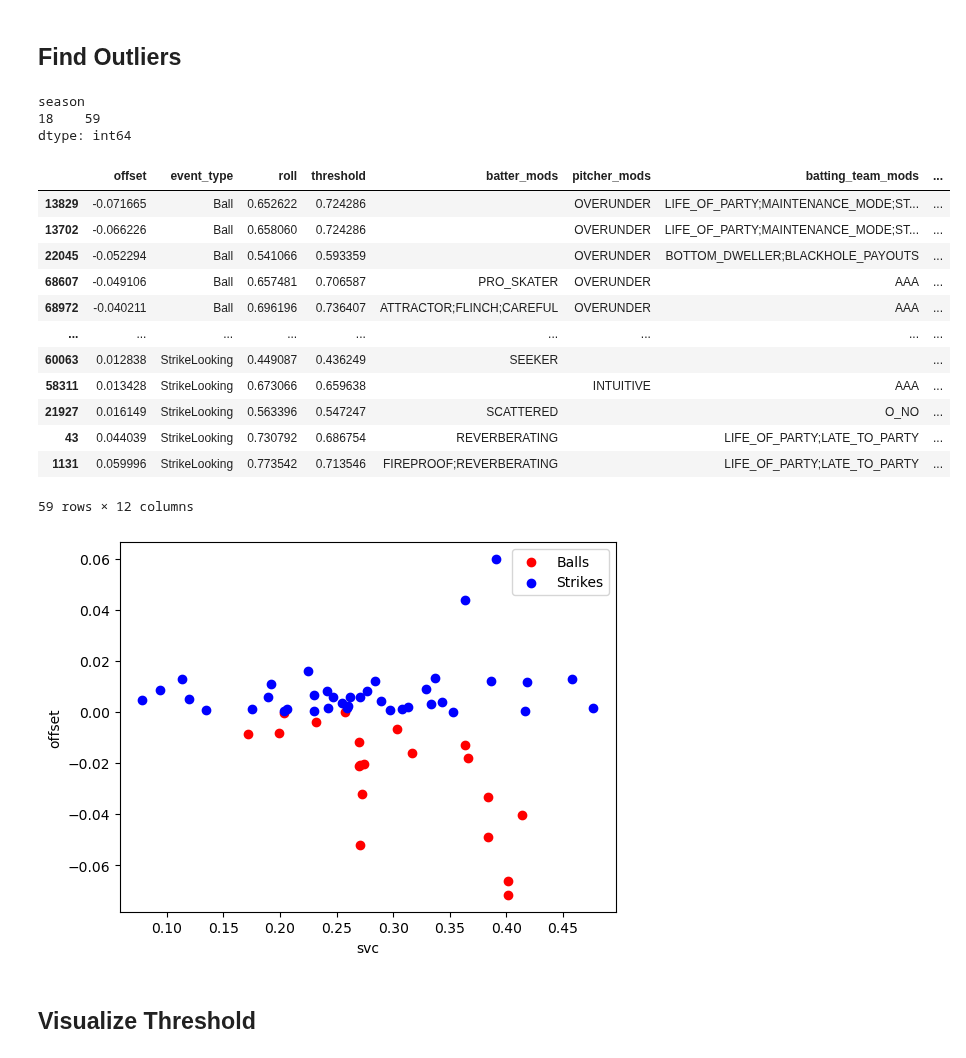
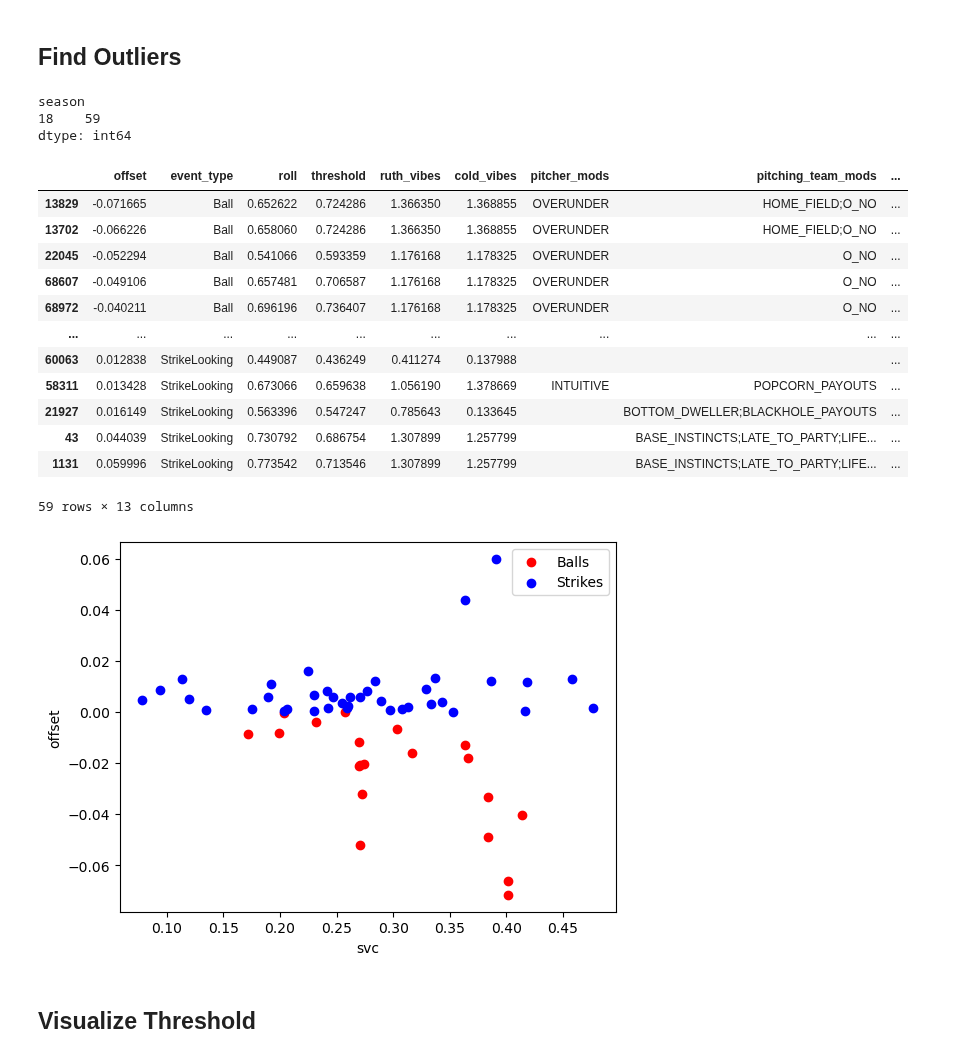
Before and after one commit to xSke/resim, a Jupyter notebook: notebooks/find_roll_formula_strikes-s19.ipynb, the cells around one changed output. Drawn from its saved outputs; the diff is of its cells as text; code cells hidden in the pictures.

Commit message:
s19 strikes notebook update

```diff
--- a/notebooks/find_roll_formula_strikes-s19.ipynb
+++ b/notebooks/find_roll_formula_strikes-s19.ipynb
@@ -450,7 +575,12 @@ ax.scatter(
     color="blue",
     label="Strikes",
 )
-
+# ax.scatter(
+#     outliers[outliers["pitcher_mods"].astype(str).str.contains("OVERUNDER")][x_val],
+#     outliers[outliers["pitcher_mods"].astype(str).str.contains("OVERUNDER")]["offset"],
+#     color="black",
+#     label="Curry",
+# )
 ax.set_xlabel(x_val)
 ax.set_ylabel("offset")
 ax.legend()
@@ -488,50 +618,56 @@ table[#.loc[#table["pitching_team_mods"].astype(str).str.contains("FIREPROOF"),
         "offset",  # "home_score", "away_score", "top_of_inning", "inning",
         # "pitcher_mul",
         # "batter_mul",
         "event_type",
         "roll",
         "threshold",
         # "svc",
-        # "ruth_vibes",
+        "ruth_vibes",
+        "cold_vibes",
         # "pitcher_ruthlessness",
         # "batter_vibes",
         # "mox_scaled",
         # "musc_scaled",
         # "ballpark_forwardness",
         # "pitcher_coldness",
         # "batter_name",
         # "pitcher_name",
-        "batter_mods",
+        # "batter_mods",
         "pitcher_mods",
-        "batting_team_mods",
+        # "batting_team_mods",
         "pitching_team_mods",
         "day",
         "game_id",
         "play_count",
         "weather",
         #  'ball_count',
         #  'strike_count',
         #  'out_count',
         # "inning",
+        # "home_score",
+        # "away_score",
+        # "top_of_inning",
+        "day",
     ]
-].sort_values("offset")
+].sort_values("offset")#.loc[table["pitcher_mods"].astype(str).str.contains("OVERUNDER"), :]
+# pd.set_option("display.max_rows", 60)  # default 60
 # %% [output]
 season
 18    59
 dtype: int64
-|  | offset | event_type | roll | threshold | batter_mods | pitcher_mods | batting_team_mods | ... |
-| 13829 | -0.071665 | Ball | 0.652622 | 0.724286 |  | OVERUNDER | LIFE_OF_PARTY;MAINTENANCE_MODE;ST... | ... |
-| 13702 | -0.066226 | Ball | 0.658060 | 0.724286 |  | OVERUNDER | LIFE_OF_PARTY;MAINTENANCE_MODE;ST... | ... |
-| 22045 | -0.052294 | Ball | 0.541066 | 0.593359 |  | OVERUNDER | BOTTOM_DWELLER;BLACKHOLE_PAYOUTS | ... |
-| 68607 | -0.049106 | Ball | 0.657481 | 0.706587 | PRO_SKATER | OVERUNDER | AAA | ... |
-| 68972 | -0.040211 | Ball | 0.696196 | 0.736407 | ATTRACTOR;FLINCH;CAREFUL | OVERUNDER | AAA | ... |
-| ... | ... | ... | ... | ... | ... | ... | ... | ... |
-| 60063 | 0.012838 | StrikeLooking | 0.449087 | 0.436249 | SEEKER |  |  | ... |
-| 58311 | 0.013428 | StrikeLooking | 0.673066 | 0.659638 |  | INTUITIVE | AAA | ... |
-| 21927 | 0.016149 | StrikeLooking | 0.563396 | 0.547247 | SCATTERED |  | O_NO | ... |
-| 43 | 0.044039 | StrikeLooking | 0.730792 | 0.686754 | REVERBERATING |  | LIFE_OF_PARTY;LATE_TO_PARTY | ... |
-| 1131 | 0.059996 | StrikeLooking | 0.773542 | 0.713546 | FIREPROOF;REVERBERATING |  | LIFE_OF_PARTY;LATE_TO_PARTY | ... |
+|  | offset | event_type | roll | threshold | ruth_vibes | cold_vibes | pitcher_mods | pitching_team_mods | ... |
+| 13829 | -0.071665 | Ball | 0.652622 | 0.724286 | 1.366350 | 1.368855 | OVERUNDER | HOME_FIELD;O_NO | ... |
+| 13702 | -0.066226 | Ball | 0.658060 | 0.724286 | 1.366350 | 1.368855 | OVERUNDER | HOME_FIELD;O_NO | ... |
+| 22045 | -0.052294 | Ball | 0.541066 | 0.593359 | 1.176168 | 1.178325 | OVERUNDER | O_NO | ... |
+| 68607 | -0.049106 | Ball | 0.657481 | 0.706587 | 1.176168 | 1.178325 | OVERUNDER | O_NO | ... |
+| 68972 | -0.040211 | Ball | 0.696196 | 0.736407 | 1.176168 | 1.178325 | OVERUNDER | O_NO | ... |
+| ... | ... | ... | ... | ... | ... | ... | ... | ... | ... |
+| 60063 | 0.012838 | StrikeLooking | 0.449087 | 0.436249 | 0.411274 | 0.137988 |  |  | ... |
+| 58311 | 0.013428 | StrikeLooking | 0.673066 | 0.659638 | 1.056190 | 1.378669 | INTUITIVE | POPCORN_PAYOUTS | ... |
+| 21927 | 0.016149 | StrikeLooking | 0.563396 | 0.547247 | 0.785643 | 0.133645 |  | BOTTOM_DWELLER;BLACKHOLE_PAYOUTS | ... |
+| 43 | 0.044039 | StrikeLooking | 0.730792 | 0.686754 | 1.307899 | 1.257799 |  | BASE_INSTINCTS;LATE_TO_PARTY;LIFE... | ... |
+| 1131 | 0.059996 | StrikeLooking | 0.773542 | 0.713546 | 1.307899 | 1.257799 |  | BASE_INSTINCTS;LATE_TO_PARTY;LIFE... | ... |
-59 rows × 12 columns
+59 rows × 13 columns
 [figure]
 # %%
 # plt.plot(np.arange(len(outlier_fraction))/len(outlier_fraction), outlier_fraction.sort_values(), '.-')
```
Also changed, not shown: parts of 25 cells of this notebook.
